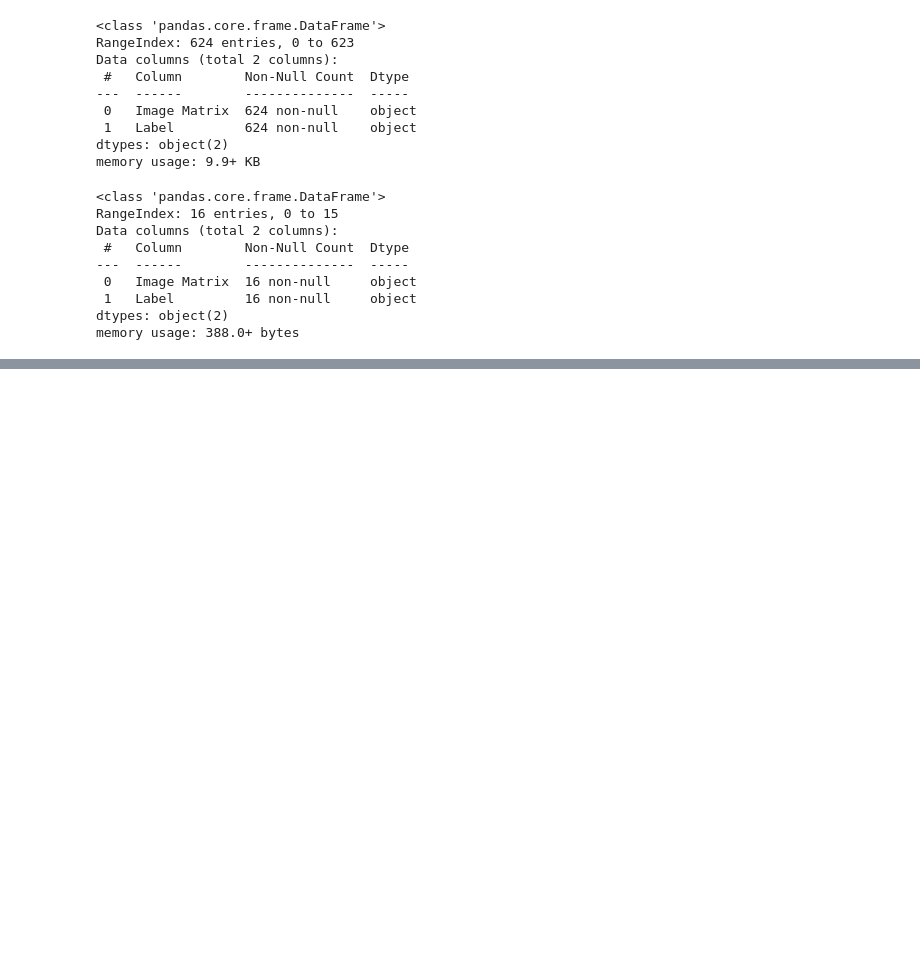
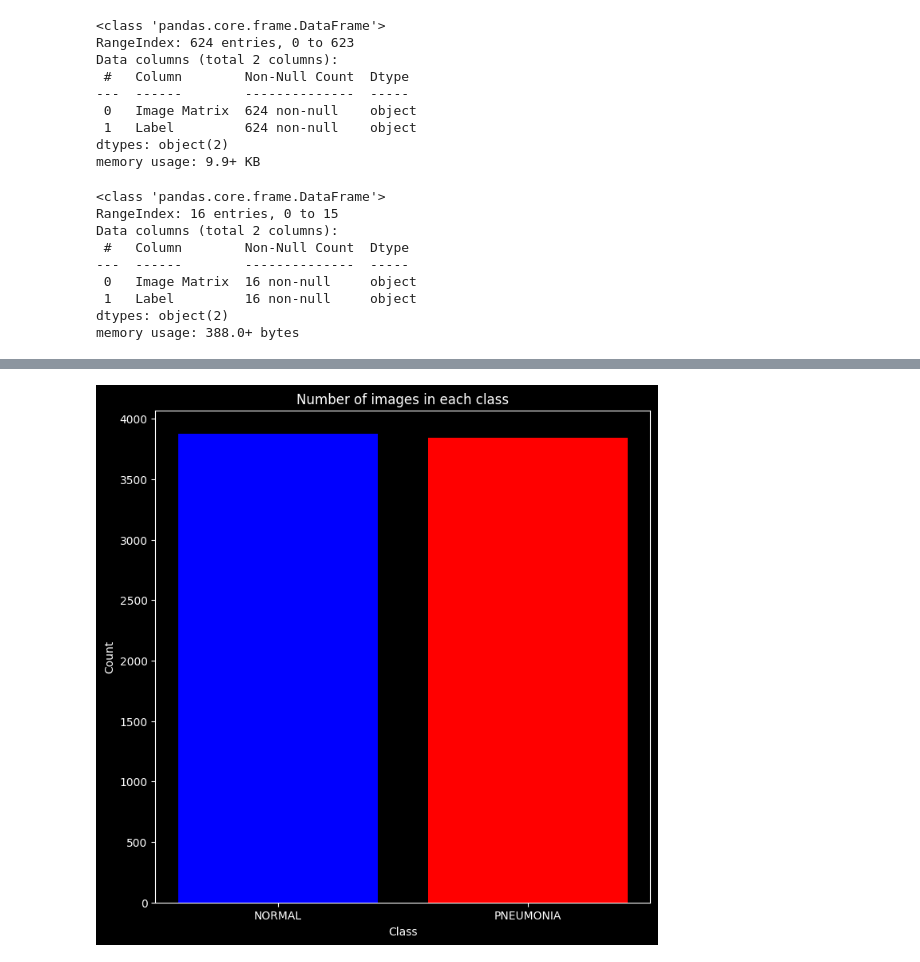
Before and after one commit to AIBabyTeaching/deep-learning-project-HazemAbdelghafar, a Jupyter notebook: PDX.ipynb, the cells around one changed output, grey strips where cells are left out. Drawn from its saved outputs; the diff is of its cells as text; code cells hidden in the pictures; blank space fills up the shorter version.

```diff
--- a/PDX.ipynb
+++ b/PDX.ipynb
@@ -159,0 +163,10 @@ train_images.shape
+# %%
+# visualize the number of images in each class
+plt.figure(figsize=(8, 8))
+plt.bar(train_df['Label'].unique(), train_df['Label'].value_counts(), color=['blue', 'red'])
+plt.title('Number of images in each class')
+plt.xlabel('Class')
+plt.ylabel('Count')
+plt.show()
+# %% [output]
+[figure, added]
```
Also changed, not shown: parts of 18 cells of this notebook.
